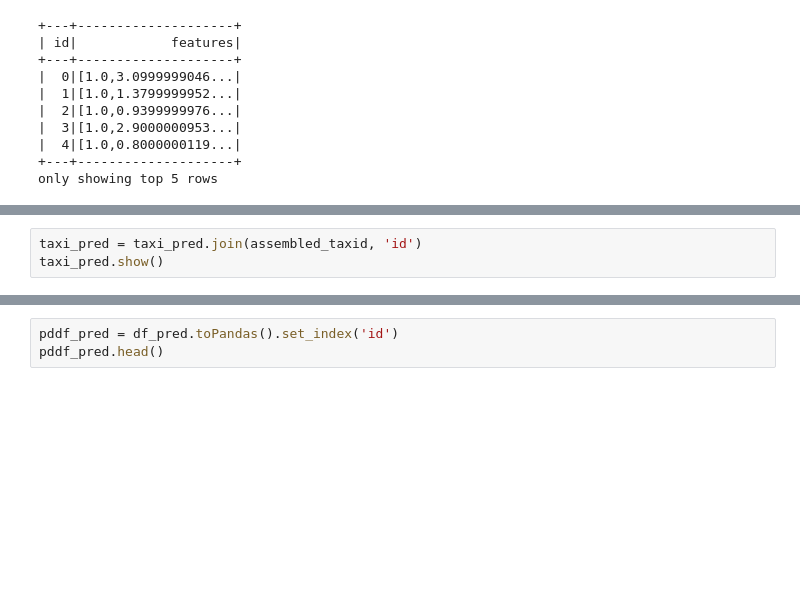
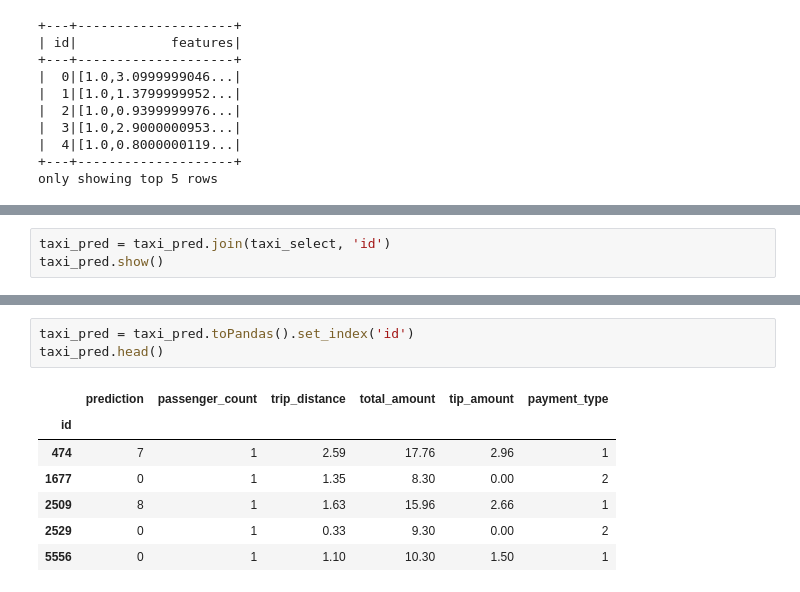
Before and after one commit to pwasiewi/dokerz, a Jupyter notebook: rstudio/SparkMachineL01.ipynb, the cells around one changed output, grey strips where cells are left out. Saved outputs shown, nothing was run; the diff lists cells and outputs as text; blank space fills up the shorter version.

```diff
--- a/rstudio/SparkMachineL01.ipynb
+++ b/rstudio/SparkMachineL01.ipynb
@@ -197,3 +214,3 @@ taxi_pred.show()
 # %%
-taxi_pred = taxi_pred.join(assembled_taxid, 'id')
+taxi_pred = taxi_pred.join(taxi_select, 'id')
 taxi_pred.show()
@@ -200,3 +235,11 @@ taxi_pred.show()
 # %%
-pddf_pred = df_pred.toPandas().set_index('id')
-pddf_pred.head()
+taxi_pred = taxi_pred.toPandas().set_index('id')
+taxi_pred.head()
+# %% [output]
+|  | prediction | passenger_count | trip_distance | total_amount | tip_amount | payment_type |
+| id |  |  |  |  |  |  |
+| 474 | 7 | 1 | 2.59 | 17.76 | 2.96 | 1 |
+| 1677 | 0 | 1 | 1.35 | 8.30 | 0.00 | 2 |
+| 2509 | 8 | 1 | 1.63 | 15.96 | 2.66 | 1 |
+| 2529 | 0 | 1 | 0.33 | 9.30 | 0.00 | 2 |
+| 5556 | 0 | 1 | 1.10 | 10.30 | 1.50 | 1 |
```
Also changed, not shown: parts of 8 cells of this notebook, 2 other files.
